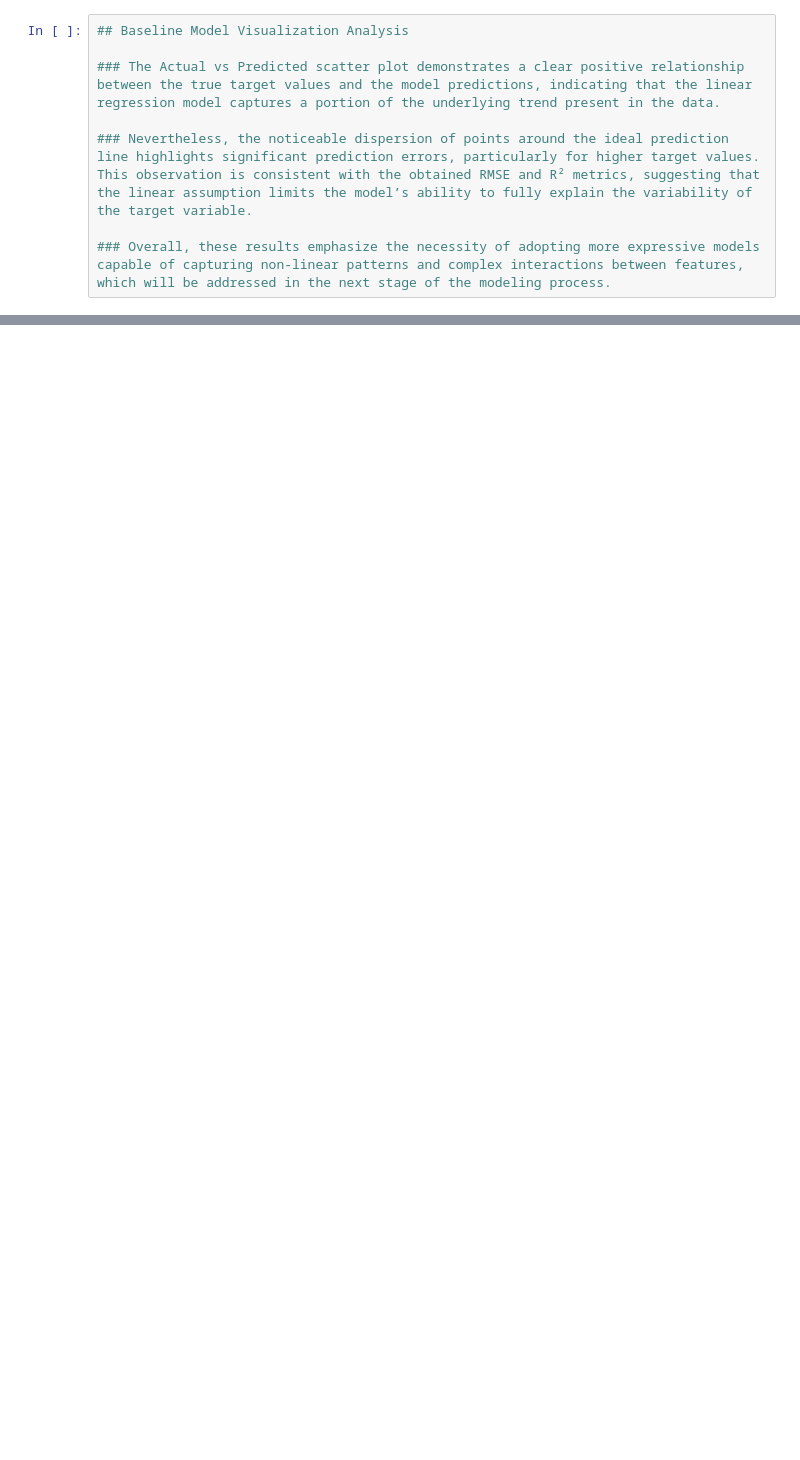
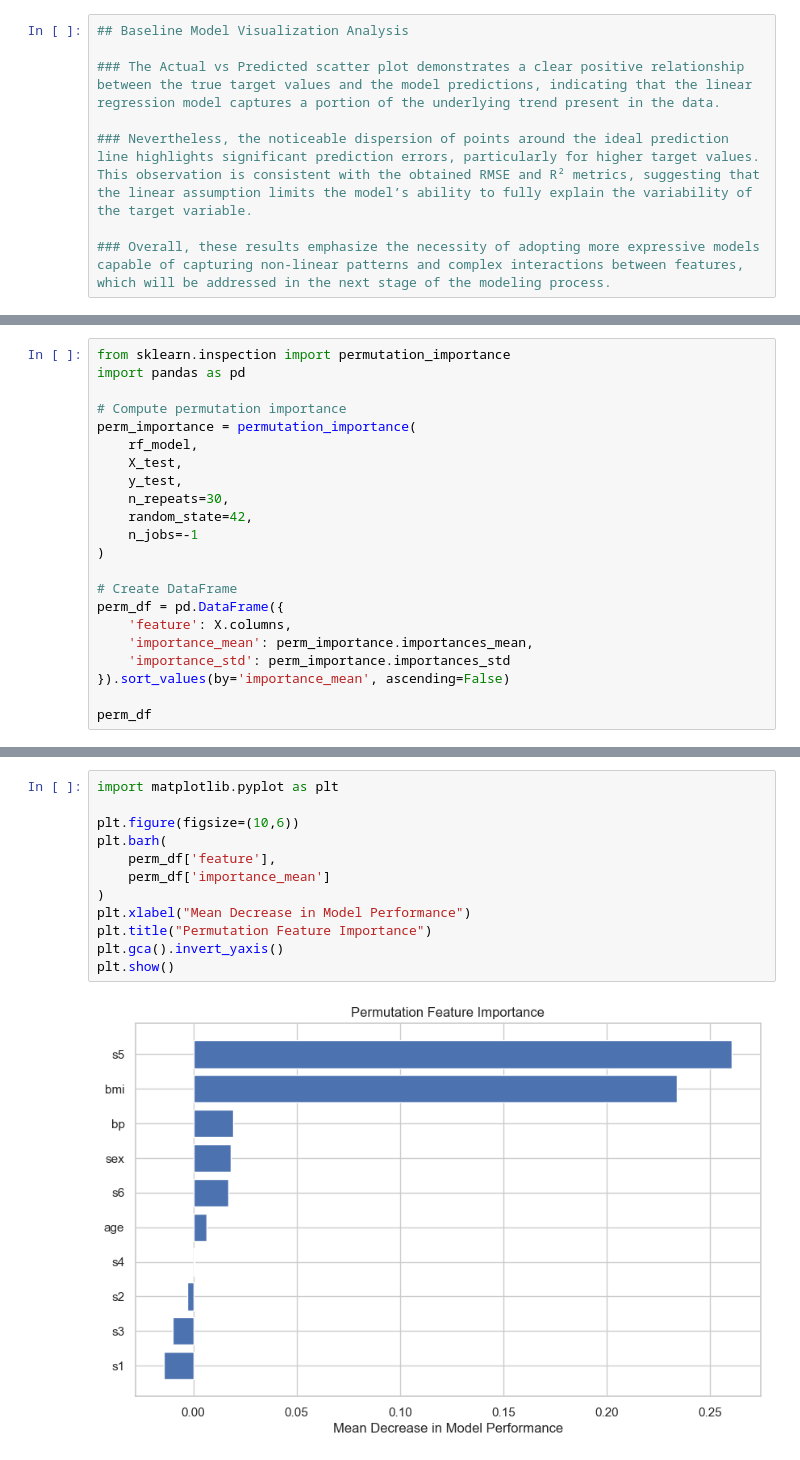
Before and after one commit to MatheusPrause/ai-data-insights-assistant, a Jupyter notebook: notebooks/01_exploratory_analysis.ipynb, the cells around one changed output, grey strips where cells are left out. Drawn from its saved outputs; the diff is of its cells as text; blank space fills up the shorter version.

```diff
--- a/notebooks/01_exploratory_analysis.ipynb
+++ b/notebooks/01_exploratory_analysis.ipynb
@@ -158,0 +238,22 @@ plt.show()
+# %%
+from sklearn.inspection import permutation_importance
+import pandas as pd
+
+# Compute permutation importance
+perm_importance = permutation_importance(
+    rf_model,
+    X_test,
+    y_test,
+    n_repeats=30,
+    random_state=42,
+    n_jobs=-1
+)
+
+# Create DataFrame
+perm_df = pd.DataFrame({
+    'feature': X.columns,
+    'importance_mean': perm_importance.importances_mean,
+    'importance_std': perm_importance.importances_std
+}).sort_values(by='importance_mean', ascending=False)
+
+perm_df
@@ -158,0 +272,14 @@ plt.show()
+# %%
+import matplotlib.pyplot as plt
+
+plt.figure(figsize=(10,6))
+plt.barh(
+    perm_df['feature'],
+    perm_df['importance_mean']
+)
+plt.xlabel("Mean Decrease in Model Performance")
+plt.title("Permutation Feature Importance")
+plt.gca().invert_yaxis()
+plt.show()
+# %% [output]
+[figure, added]
```
Also changed, not shown: parts of 12 cells of this notebook.
